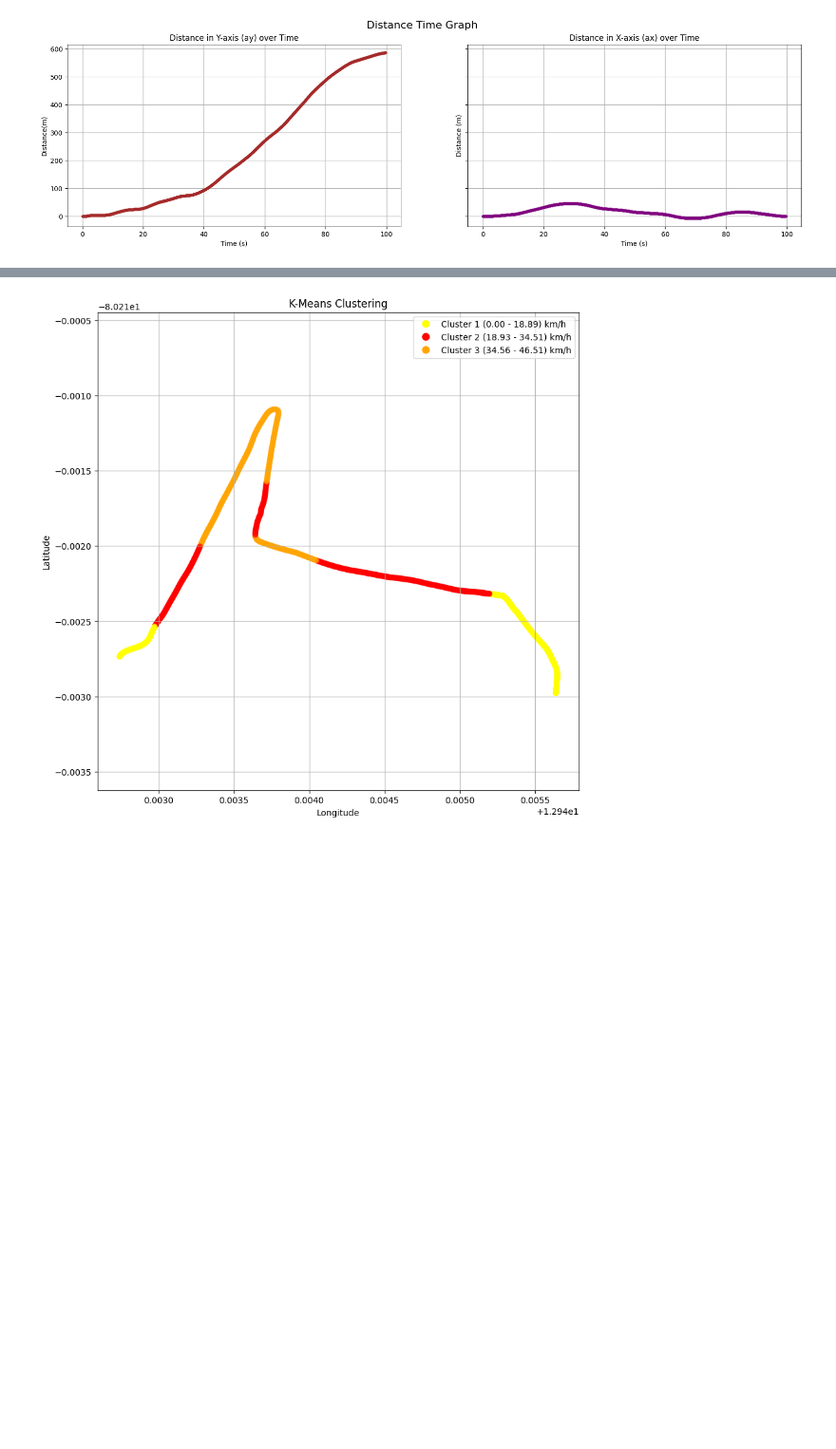
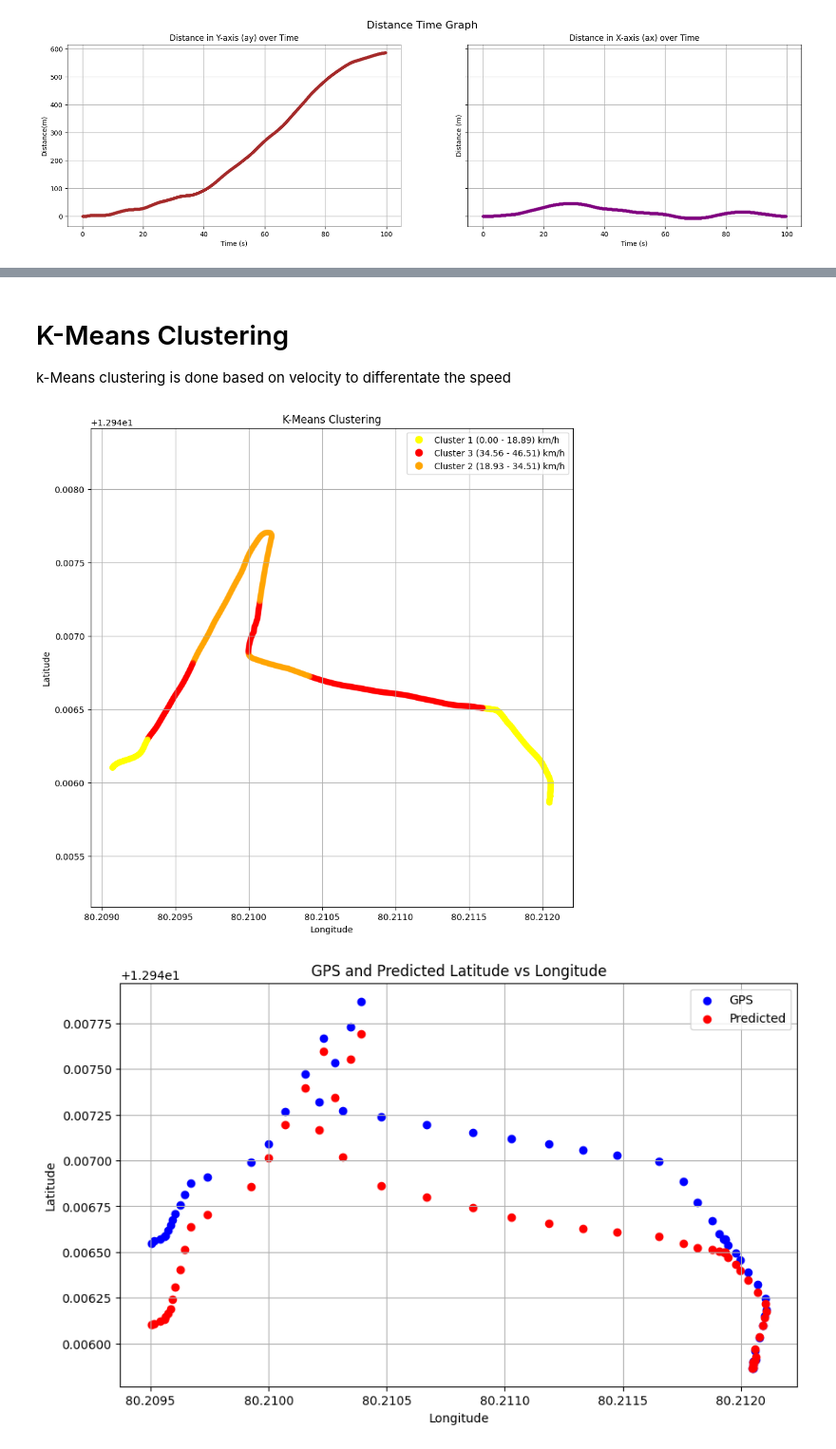
Before and after one commit to KarthickPandianPV/PATH-ESTIMATION, a Jupyter notebook: main.ipynb, the cells around one changed output, grey strips where cells are left out. Shown at 95% size. Saved outputs shown, nothing was run; the diff lists cells and outputs as text; code cells hidden in the pictures; blank space fills up the shorter version.

```diff
--- a/main.ipynb
+++ b/main.ipynb
@@ -324,3 +366,6 @@ Root Mean Square Error (RMSE): 353.58 meters
+# %% [markdown]
+# K-Means Clustering
+k-Means clustering is done based on velocity to differentate the speed
 # %%
 from matplotlib.colors import ListedColormap
 from sklearn.cluster import KMeans
@@ -345,9 +390,10 @@ for i in range(3):
     max_vy_kmph = cluster_vy_kmph.max()
     speed_range.append(f"Cluster {i + 1} ({min_vy_kmph:.2f} - {max_vy_kmph:.2f}) km/h")
 
+speed_range[1], speed_range[2] = speed_range[2], speed_range[1]
 # Plot latitude-longitude plot
 plt.figure(figsize=(10, 10))
-scatter = plt.scatter(df['pred_lat'], -1 * df['pred_lon'], c=df['cluster'], cmap=ListedColormap(colors), alpha=0.31)
+scatter = plt.scatter(df['pred_lon'],  df['pred_lat'], c=df['cluster'], cmap=ListedColormap(colors), alpha=0.31)
 
 # Create legend with min and max speeds for each cluster
 legend_elements = [
@@ -364,4 +410,26 @@ plt.grid(True)
 plt.axis('equal')  # Set equal scale for x and y axes
 plt.show()
 # %% [output]
-[figure, old version]
+[figure, new version]
+# %%
+# Filter the dataframe to exclude rows where gps_lat and gps_lon are zero
+filtered_df = df[(df['gps_lat'] != 0) & (df['gps_lon'] != 0)]
+lat_dc_offset = df['gps_lat'].mean() - df['pred_lat'].mean()
+
+# dc_offset = (filtered_df['gps_lat'] - filtered_df['pred_lat']).mean()
+
+# filtered_df['gps_lat_adjusted'] = filtered_df['gps_lat'] - dc_offset
+
+
+# Plotting gps_lat vs gps_lon and pred_lat vs gps_lon in the same figure
+plt.figure(figsize=(10, 6))
+plt.scatter(filtered_df['gps_lon'], filtered_df['gps_lat'], color='blue', label='GPS')
+plt.scatter(filtered_df['gps_lon'], filtered_df['pred_lat'], color='red', label='Predicted')
+plt.title('GPS and Predicted Latitude vs Longitude')
+plt.xlabel('Longitude')
+plt.ylabel('Latitude')
+plt.legend()
+plt.grid(True)
+plt.show()
+# %% [output]
+[figure, added]
```
Also changed, not shown: parts of 19 cells of this notebook, 6 other files.
